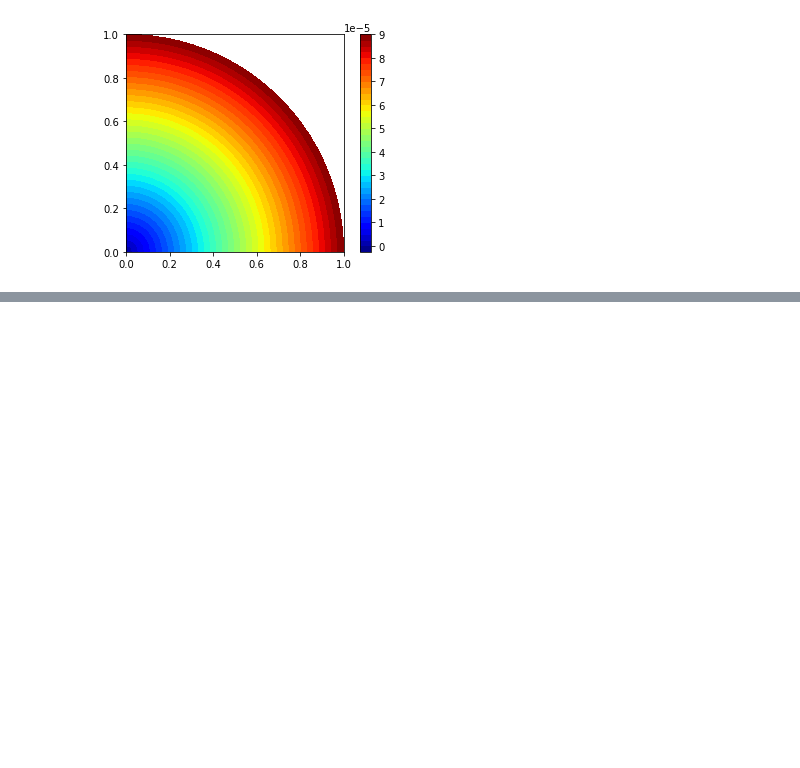
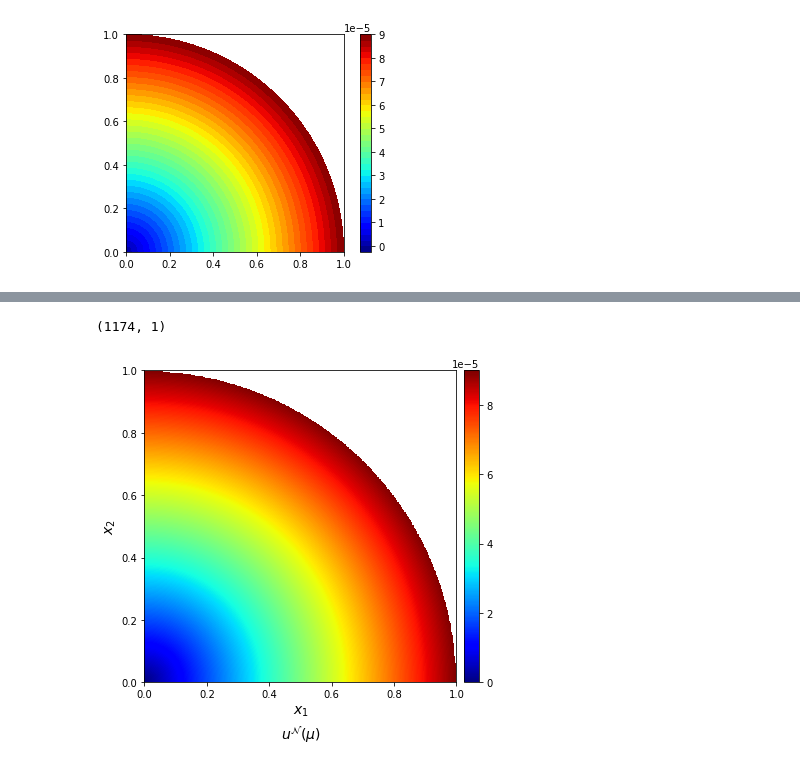
Before and after one commit to XuanQuangPham91/FEniCS-RBniCS-examples, a Jupyter notebook: 20210226_Coordinate_extraction/pandas_test_jupyter.ipynb, the cells around one changed output, grey strips where cells are left out. Saved outputs shown, nothing was run; the diff lists cells and outputs as text; code cells hidden in the pictures; blank space fills up the shorter version.

```diff
--- a/20210226_Coordinate_extraction/pandas_test_jupyter.ipynb
+++ b/20210226_Coordinate_extraction/pandas_test_jupyter.ipynb
@@ -251,0 +177,59 @@ fig.axes.set_autoscale_on(False)
+# %%
+from scipy.interpolate import griddata
+from mpl_toolkits.axes_grid1 import make_axes_locatable
+import matplotlib
+
+# matplotlib.rc('font', family='serif', serif='cm10')
+# matplotlib.rc('text', usetex=True)
+# matplotlib.rcParams['text.latex.preamble'] = [r'\boldmath']
+# plt.rcParams['text.latex.preamble']=[r"\usepackage{amsmath}"]
+
+
+interpolation_point = 500
+# xline = np.linspace(0, 1, interpolation_point)
+# yline = np.linspace(0, 1, interpolation_point)
+grid_x, grid_y = np.mgrid[0:1:100j, 0:1:200j]
+
+grid_x, grid_y = np.meshgrid(xline, yline)
+# R_list = np.linspace(0.8, 0.9, 11)  # Choose 11 or 21
+
+FE_data = pd.read_csv('solution/sample.csv')
+FE_data = FE_data.dropna()
+FE_data.columns = ['x_coord', 'y_coord', 'u_mag']
+FE_points = FE_data[['x_coord', 'y_coord']].values
+FE_mag = FE_data[['u_mag']].values
+
+print(FE_mag.shape)
+
+max_AE_list=[]
+
+def visualize_abs_error(FE_mag):
+    # Visualize absolute error
+    fig, ax1 = plt.subplots(nrows=1, ncols=1, figsize=(6, 6))
+    # abs_error = FE_mag
+    # max_AE = max(abs_error)
+    # min_AE = min(abs_error)
+    # max_AE_list.append(max_AE)
+    # vmin_AE, vmax_AE = min (min_AE),max(max_AE)
+
+    # Visualize FE solution
+    FE_grid = griddata(FE_points, FE_mag, (grid_x, grid_y))
+    FE_grid = FE_grid.reshape(interpolation_point, interpolation_point)
+    img1 = ax1.imshow(FE_grid,
+                        extent=[x.min(), x.max(), y.min(), y.max()],
+                        cmap='jet',
+                        origin='lower')
+    ax1.set_xlabel(r'$x_1$', fontsize=14)
+    ax1.set_ylabel(r'$x_2$', fontsize=14)
+    ax1.set_title(r'$u^{\mathcal{N}}({\mu})$',
+                    fontsize=14,
+                    y=-0.2)
+    divider = make_axes_locatable(ax1)
+    cax = divider.append_axes("right", size="5%", pad=0.1)
+    cbar1 = fig.colorbar(img1, cax=cax)
+    cbar1.formatter.set_powerlimits((0, 0))
+
+visualize_abs_error(FE_mag)
+# %% [output]
+(1174, 1)
+[figure, added]
```
Also changed, not shown: parts of 10 cells of this notebook, 3 other files.
